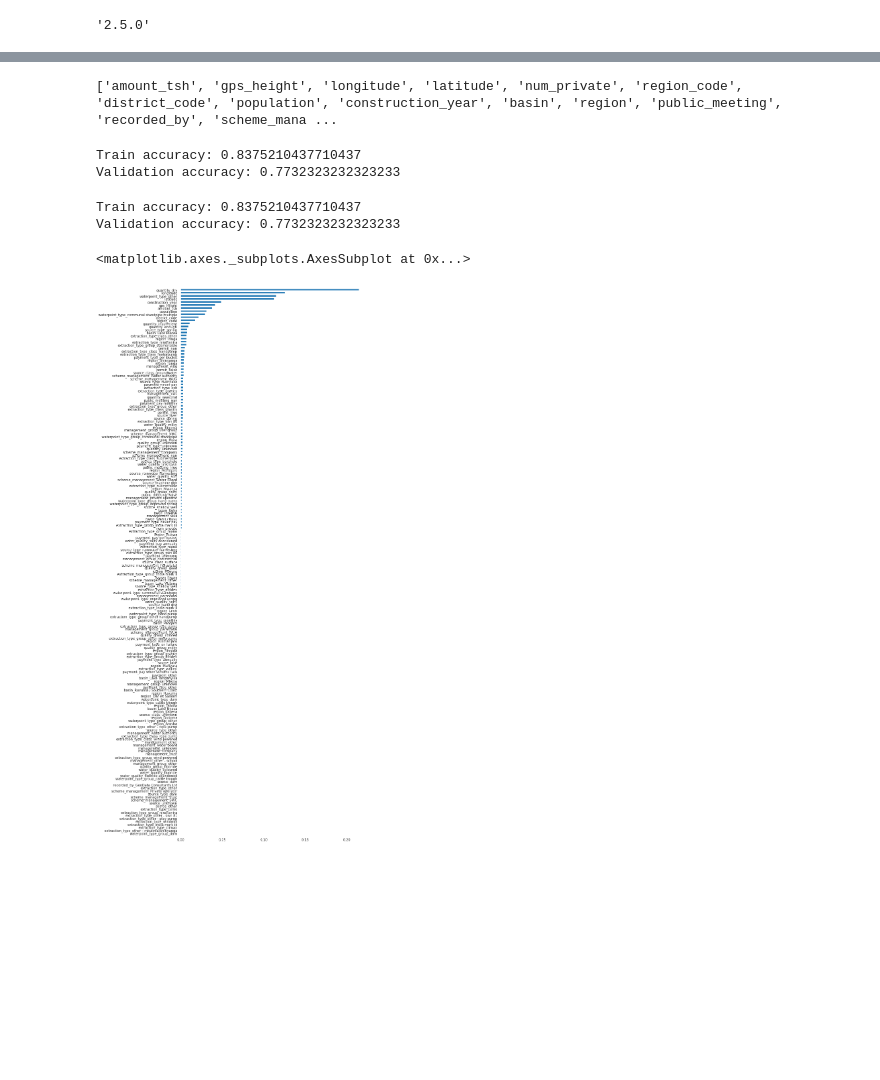
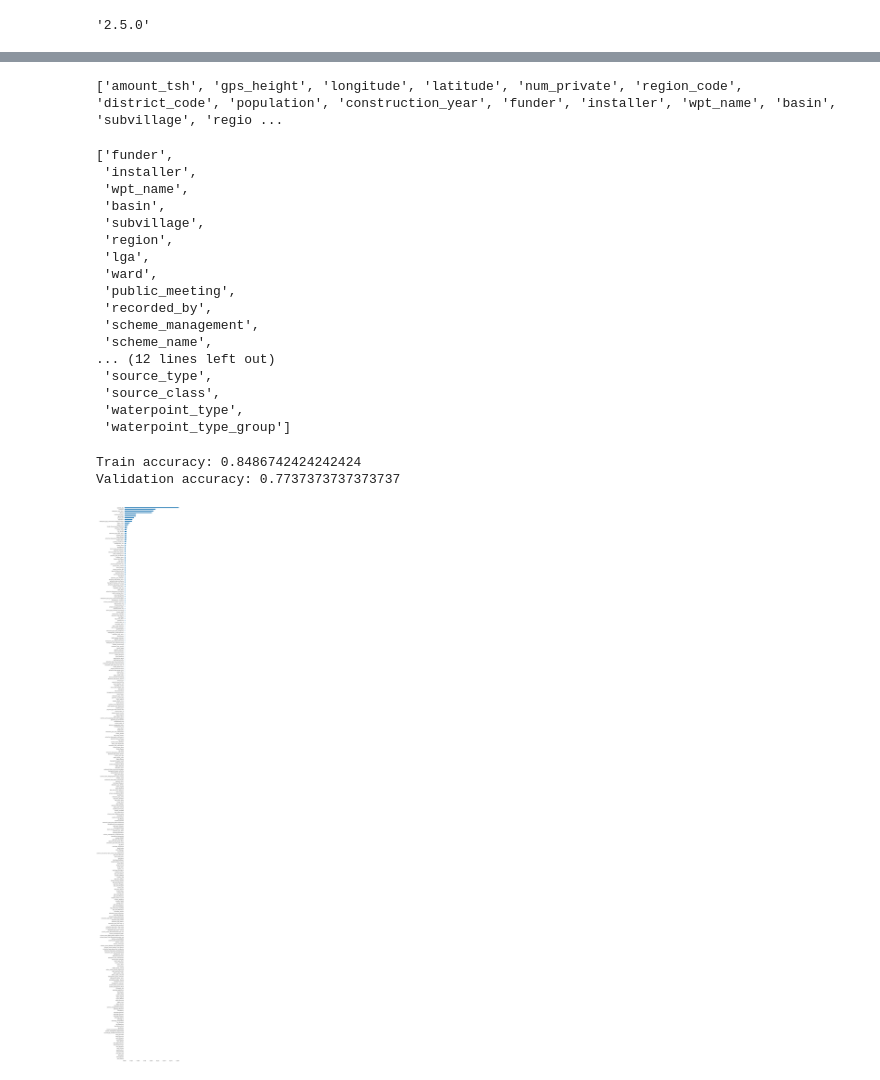
Before and after one commit to Joseph-Maulin/DS-Unit-2-Kaggle-Challenge, a Jupyter notebook: module1-decision-trees/LS_DS_221_assignment.ipynb, the cells around one changed output, grey strips where cells are left out. Drawn from its saved outputs; the diff is of its cells as text; code cells hidden in the pictures; blank space fills up the shorter version.

```diff
--- a/module1-decision-trees/LS_DS_221_assignment.ipynb
+++ b/module1-decision-trees/LS_DS_221_assignment.ipynb
@@ -185,9 +223,9 @@ numeric_features = train_features.select_dtypes(include='number').columns.tolist
 
 cardinality = train_features.select_dtypes(exclude='number').nunique()
 
-categorial_features = cardinality[cardinality<=50].index.tolist()
+categorial_features = cardinality.index.tolist()[1:]
 
 features = numeric_features + categorial_features
 print(features)
 # %% [output]
-['amount_tsh', 'gps_height', 'longitude', 'latitude', 'num_private', 'region_code', 'district_code', 'population', 'construction_year', 'basin', 'region', 'public_meeting', 'recorded_by', 'scheme_mana ...
+['amount_tsh', 'gps_height', 'longitude', 'latitude', 'num_private', 'region_code', 'district_code', 'population', 'construction_year', 'funder', 'installer', 'wpt_name', 'basin', 'subvillage', 'regio ...
@@ -234,3 +232,39 @@ test = wrangle(test)
+# %%
+categorial_features
+# %% [output]
+['funder',
+ 'installer',
+ 'wpt_name',
+ 'basin',
+ 'subvillage',
+ 'region',
+ 'lga',
+ 'ward',
+ 'public_meeting',
+ 'recorded_by',
+ 'scheme_management',
+ 'scheme_name',
+... (12 lines left out)
+ 'source_type',
+ 'source_class',
+ 'waterpoint_type',
+ 'waterpoint_type_group']
+# %%
+def reduce_cardinality(X):
+    test_features = categorial_features
+    for col in test_features:
+      X[col] = X[col].replace(0, np.nan)
+      X[col] = X[col].replace('0', np.nan)
+
+      top = train[col].value_counts()[:20].index
+      X.loc[~X[col].isin(top), col] = 'Other'
+
+    return X
+
+
+train = reduce_cardinality(train)
+val = reduce_cardinality(val)
+test = reduce_cardinality(test)
 # %%
 X_train = train[features]
 y_train = train[target]
@@ -250,33 +284,29 @@ pipeline = make_pipeline(
     ce.OneHotEncoder(use_cat_names=True),
     SimpleImputer(strategy='mean'),
     StandardScaler(),
-    DecisionTreeClassifier(max_depth=None, min_samples_leaf=10)
+    DecisionTreeClassifier(min_samples_leaf=8)
 )
 
 pipeline.fit(X_train, y_train);
+
+print(f"Train accuracy: {pipeline.score(X_train, y_train)}")
+print(f"Validation accuracy: {pipeline.score(X_val, y_val)}")
 # %% [output]
-Train accuracy: 0.8375210437710437
-Validation accuracy: 0.7732323232323233
+Train accuracy: 0.8486742424242424
+Validation accuracy: 0.7737373737373737
-# %%
-print(f"Train accuracy: {pipeline.score(X_train, y_train)}")
-print(f"Validation accuracy: {pipeline.score(X_val, y_val)}")
-# %% [output]
-Train accuracy: 0.8375210437710437
-Validation accuracy: 0.7732323232323233
 # %%
 import matplotlib.pyplot as plt
 
 model = pipeline.named_steps['decisiontreeclassifier']
 encoder = pipeline.named_steps['onehotencoder']
 encoded_columns = encoder.transform(X_val).columns
 
 importances = pd.Series(model.feature_importances_, encoded_columns)
 
-plt.figure(figsize=(10,30))
+plt.figure(figsize=(10,100))
 importances.sort_values().plot.barh();
 # %% [output]
-<matplotlib.axes._subplots.AxesSubplot at 0x...>
-[figure, old version]
+[figure, new version]
 # %%
 y_pred = pipeline.predict(X_test)
 # %%
```
Also changed, not shown: parts of 8 cells of this notebook.
